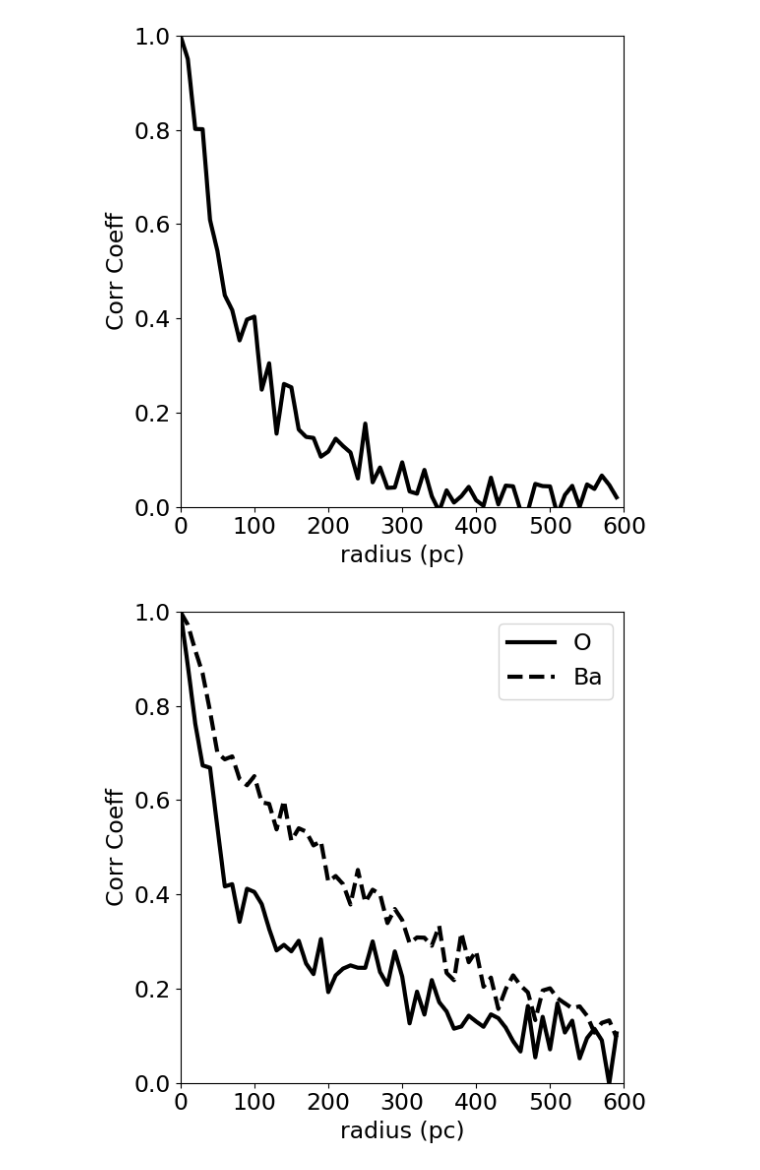
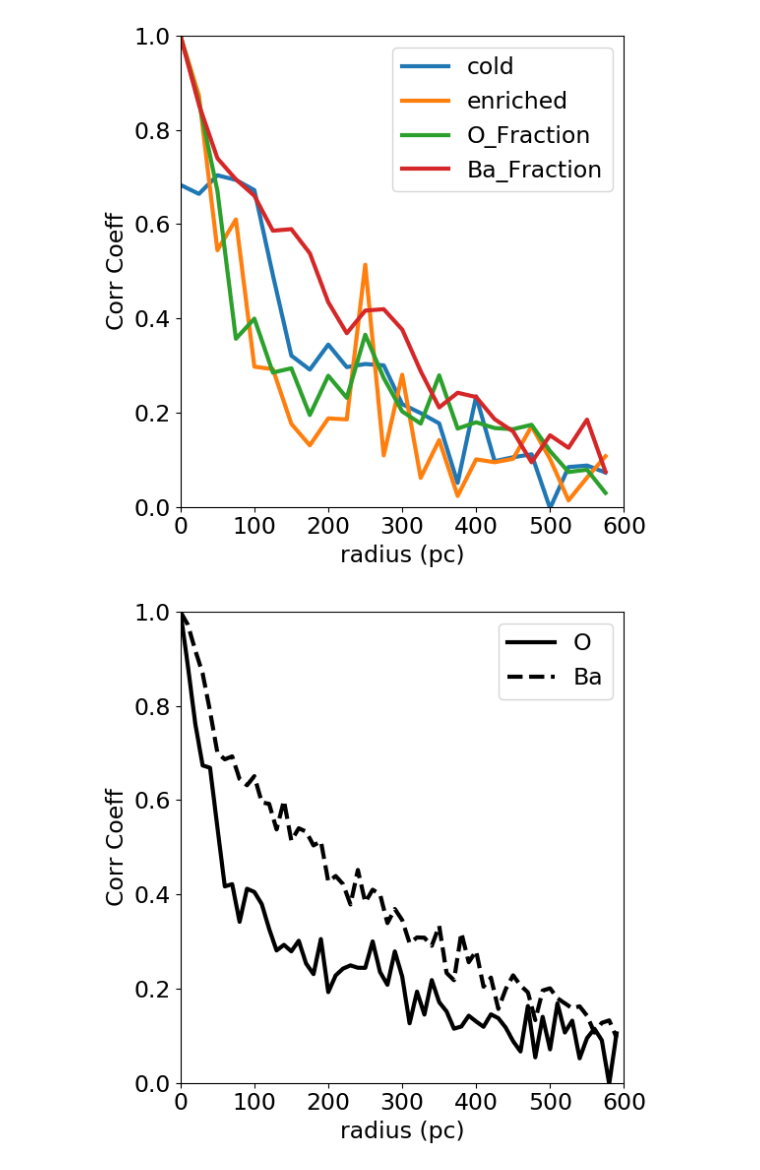
Before and after one commit to aemerick/galaxy_analysis, a Jupyter notebook: notebooks/correlation.ipynb, the cells around one changed output. Drawn from its saved outputs; the diff is of its cells as text; code cells hidden in the pictures.

```diff
--- a/notebooks/correlation.ipynb
+++ b/notebooks/correlation.ipynb
@@ -133,6 +221,19 @@ def correlation(metal_field, gal, rmax = 600.0, N = 1000):
 # %%
-fields = ['O_Fraction','Mg_Fraction','Ba_Fraction','N_Fraction','Fe_Fraction']
+fields = ['O_Fraction','Ba_Fraction']
-# %%
-corrdict = {}
-for f in fields:
-    corrdict[f] = correlation(f, gal)
+# %%
+corrdict = {}
+
+N     = 500
+Niter = 1
+
+corrdict['cold'] = correlation('Ba_Fraction', gal, N=N, Niter= Niter, test_cold=True)
+
+corrdict['enriched'] = correlation('Ba_Fraction', gal, N=N, Niter= Niter, test_random=True)
+
+
+for f in fields:
+    print(f)
+    corrdict[f] = correlation(f, gal, N = N, Niter = Niter, verbose = True)
+
+#corrdict['uniform'] = correlation('O_Fraction', gal, N=N, Niter= Niter, test_uniform = True)
+#corrdict['scaled']  = correlation('O_Fraction', gal, N=N, Niter= Niter, test_scaled  = True)
@@ -139,19 +258,24 @@ for f in fields:
 # %%
 fig,ax = plt.subplots()
 fig.set_size_inches(6,6)
 
-ax.plot(rsample, corrcoeff, lw = 3, color = 'black')
+rsample   = np.arange(0,600.0, 25.0)
+
+for f in corrdict.keys():
+    ax.plot(rsample, corrdict[f],  lw = 3, label = f)
+
 ax.set_xlim(0,600)
 ax.set_ylim(0.0,1.0)
 
 ax.set_xlabel(r'radius (pc)')
 ax.set_ylabel(r'Corr Coeff')
+ax.legend(loc='best')
 
 plt.tight_layout()
 
-fig.savefig('AGB_corr_DD0500.png')
+fig.savefig('2metal_correlation_DD0419_O_Ba.png')
 # %% [output]
-[figure, old version]
+[figure, new version]
 # %%
 fig,ax = plt.subplots()
 fig.set_size_inches(6,6)
```
Also changed, not shown: parts of 4 cells of this notebook, 1 other file.
